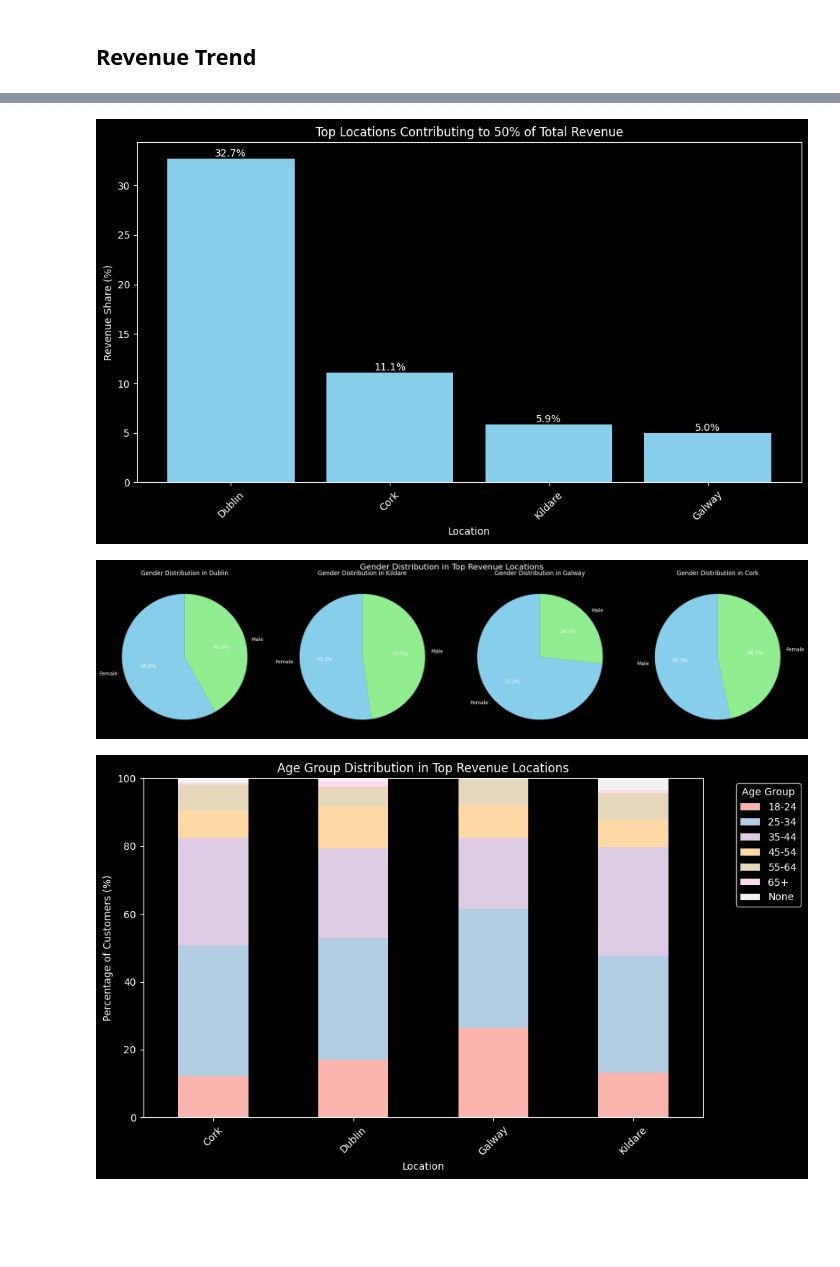
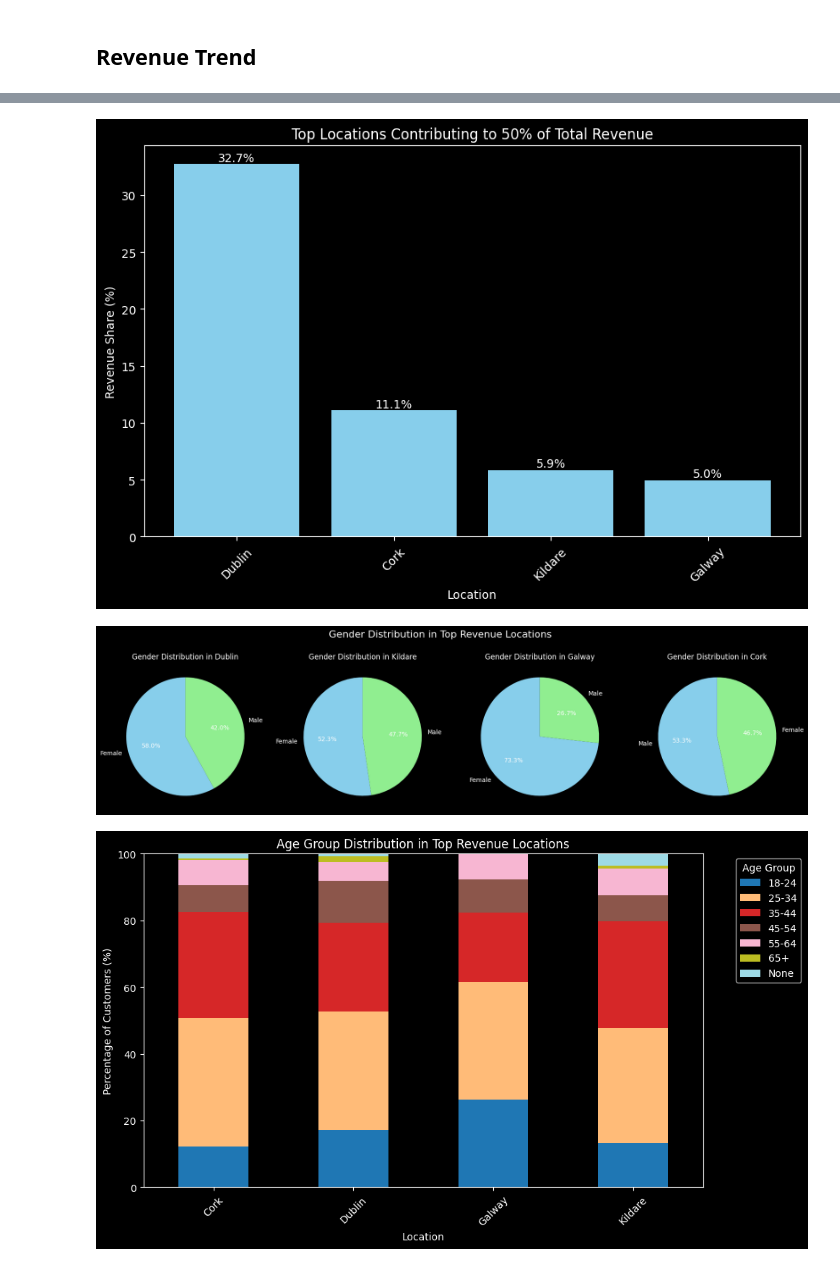
Before and after one commit to trandat9h/retail-sale-data-processing, a Jupyter notebook: Processing.ipynb, the cells around one changed output, grey strips where cells are left out. Cells and saved outputs as stored; diff of their text form; code cells hidden in the pictures; blank space fills up the shorter version.

```diff
--- a/Processing.ipynb
+++ b/Processing.ipynb
@@ -119,0 +175,4 @@ df.head(5)
+# %%
+df['Category_sub'] = df['Category_sub'].str.replace(r'\s+', ' ', regex=True).str.strip()
+
+visualise_value_proportion(df, column="Category_sub", chart_title="Category sub Distribution (Cleaned)")
@@ -613,13 +717,12 @@ for bar in bars:
     height = bar.get_height()
     plt.text(bar.get_x() + bar.get_width()/2, height, f'{height:.1f}%', ha='center', va='bottom')
 
-plt.tight_layout()
 plt.show()
 
 # Filter the dataframe for top locations for further analysis
 top_df = df[df['Location'].isin(top_locations.index)]
 # %% [output]
-[figure, old version]
+[figure, new version]
 # %%
 import matplotlib.pyplot as plt
 
@@ -645,27 +748,25 @@ for ax, loc in zip(axes, locations):
     ax.set_title(f'Gender Distribution in {loc}')
 
 plt.suptitle('Gender Distribution in Top Revenue Locations', fontsize=16)
-plt.tight_layout()
 plt.show()
 # %% [output]
-[figure, old version]
+[figure, new version]
 # %%
 # Count of customers per Age Group per Location
 age_location = top_df.groupby(['Location', 'Age Group']).size().unstack(fill_value=0)
 
 # Convert counts to percentages per city
 age_location_pct = age_location.div(age_location.sum(axis=1), axis=0) * 100
 
 # Plot stacked bar chart
-age_location_pct.plot(kind='bar', stacked=True, figsize=(10,6), colormap='Pastel1')
+age_location_pct.plot(kind='bar', stacked=True, figsize=(10,6), colormap='tab20')
 
 plt.ylabel('Percentage of Customers (%)')
 plt.xlabel('Location')
 plt.title('Age Group Distribution in Top Revenue Locations')
 plt.xticks(rotation=45)
 plt.legend(title='Age Group', bbox_to_anchor=(1.05, 1), loc='upper left')
 
-plt.tight_layout()
 plt.show()
 # %% [output]
-[figure, old version]
+[figure, new version]
```
Also changed, not shown: parts of 27 cells of this notebook.
